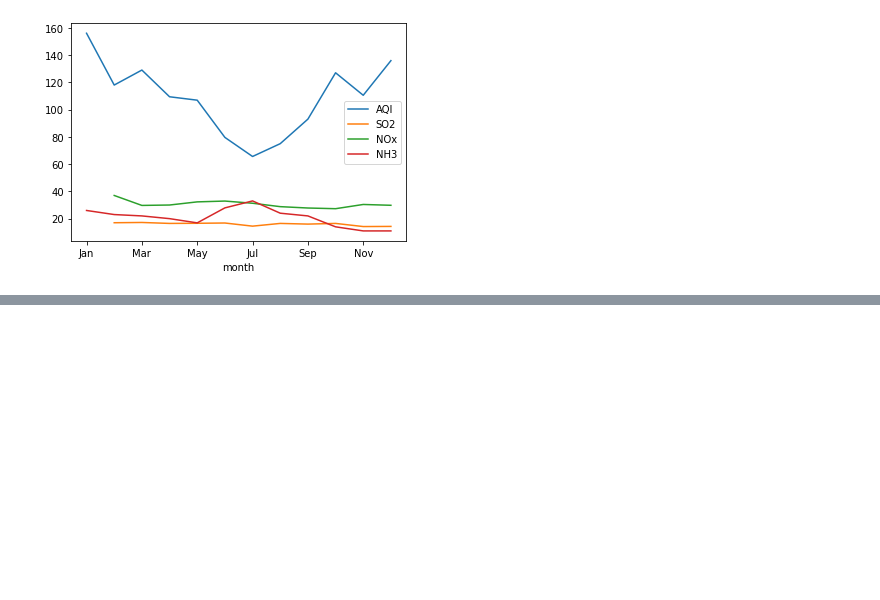
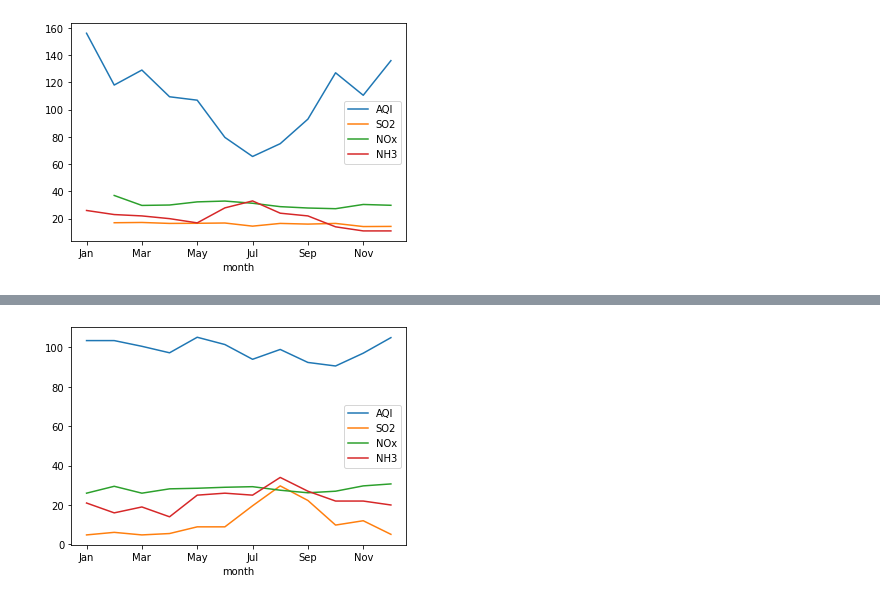
Before and after one commit to danileahacker/Air-Quality-in-Hyderabad-Pollution-Analysis, a Jupyter notebook: pollution_eda.ipynb, the cells around one changed output, grey strips where cells are left out. Cells and saved outputs as stored; diff of their text form; code cells hidden in the pictures; blank space fills up the shorter version.

```diff
--- a/pollution_eda.ipynb
+++ b/pollution_eda.ipynb
@@ -314,0 +321,5 @@ graph_2018_bottom;
+# %%
+graph_2019_bottom = aqi_2019.plot(x='month', y=['AQI', 'SO2', 'NOx', 'NH3'])
+graph_2019_bottom;
+# %% [output]
+[figure, added]
```
Also changed, not shown: parts of 1 cell of this notebook.
